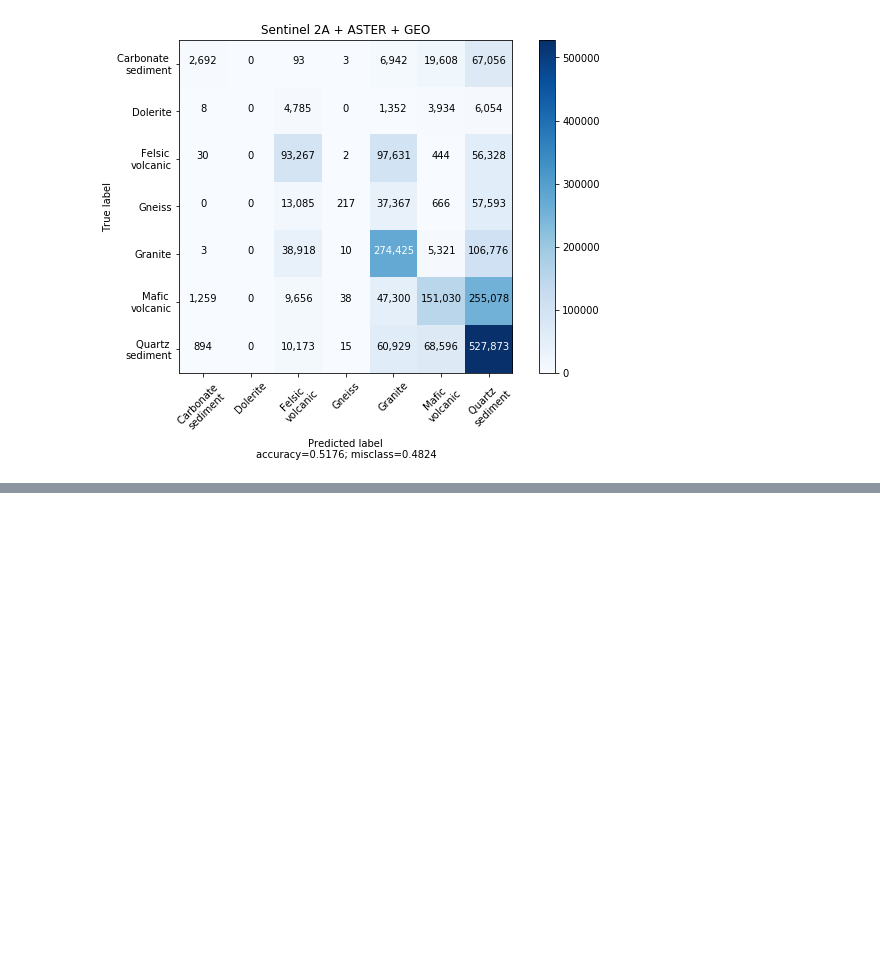
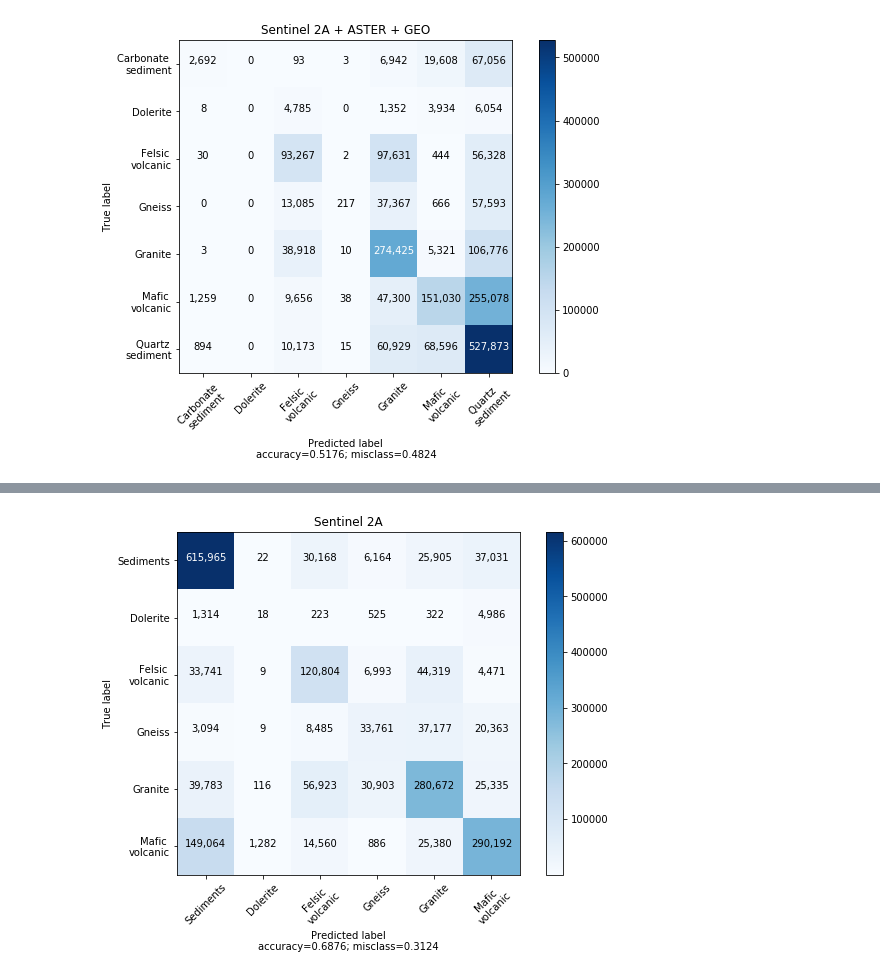
Before and after one commit to chenyz0601/DL-RockClassification, a Jupyter notebook: test.ipynb, the cells around one changed output, grey strips where cells are left out. Saved outputs shown, nothing was run; the diff lists cells and outputs as text; code cells hidden in the pictures; blank space fills up the shorter version.

```diff
--- a/test.ipynb
+++ b/test.ipynb
@@ -261,0 +262,7 @@ acc_cls_sag = acc_cls(p3, Y)
+# %%
+s_conv = AdvSeg(dtype='sent', dim_width=64, dim_height=64, num_labels=8)
+sa_conv = AdvSeg(dtype='sent_ast', dim_width=64, dim_height=64, num_labels=8)
+sag_conv = AdvSeg(dtype='sent_ast_geo', dim_width=64, dim_height=64, num_labels=8)
+s_conv.build_SegmentationNet(n_ch_list=[64, 64])
+sa_conv.build_SegmentationNet(n_ch_list=[64, 64])
+sag_conv.build_SegmentationNet(n_ch_list=[64, 64])
@@ -275,0 +325,6 @@ plt.legend()
+# %%
+cm = metrics.confusion_matrix(Y, p1, labels=np.unique(Y)[2:])
+plot_confusion_matrix(cm, target_names=[cls_merged[i] for i in np.unique(Y)[2:]],
+                      normalize=False, title='Sentinel 2A')
+# %% [output]
+[figure, added]
```
Also changed, not shown: parts of 19 cells of this notebook.
